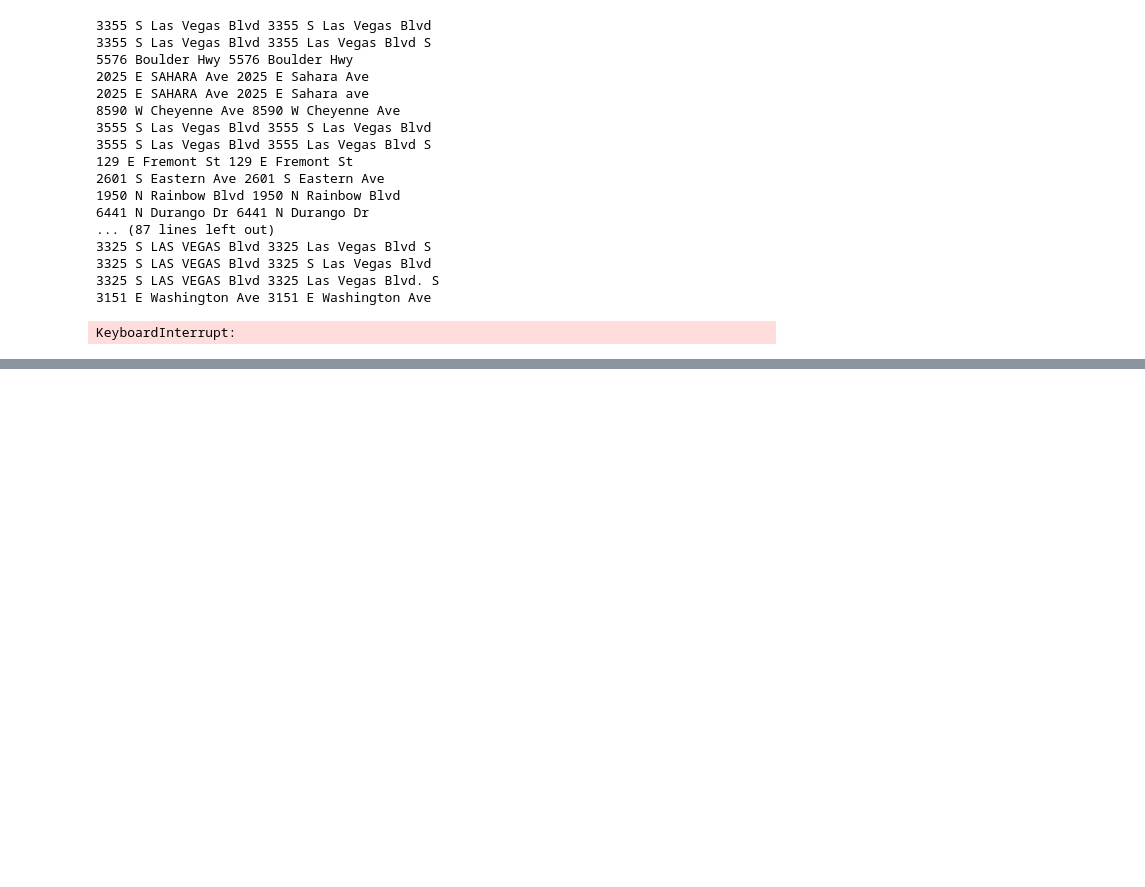
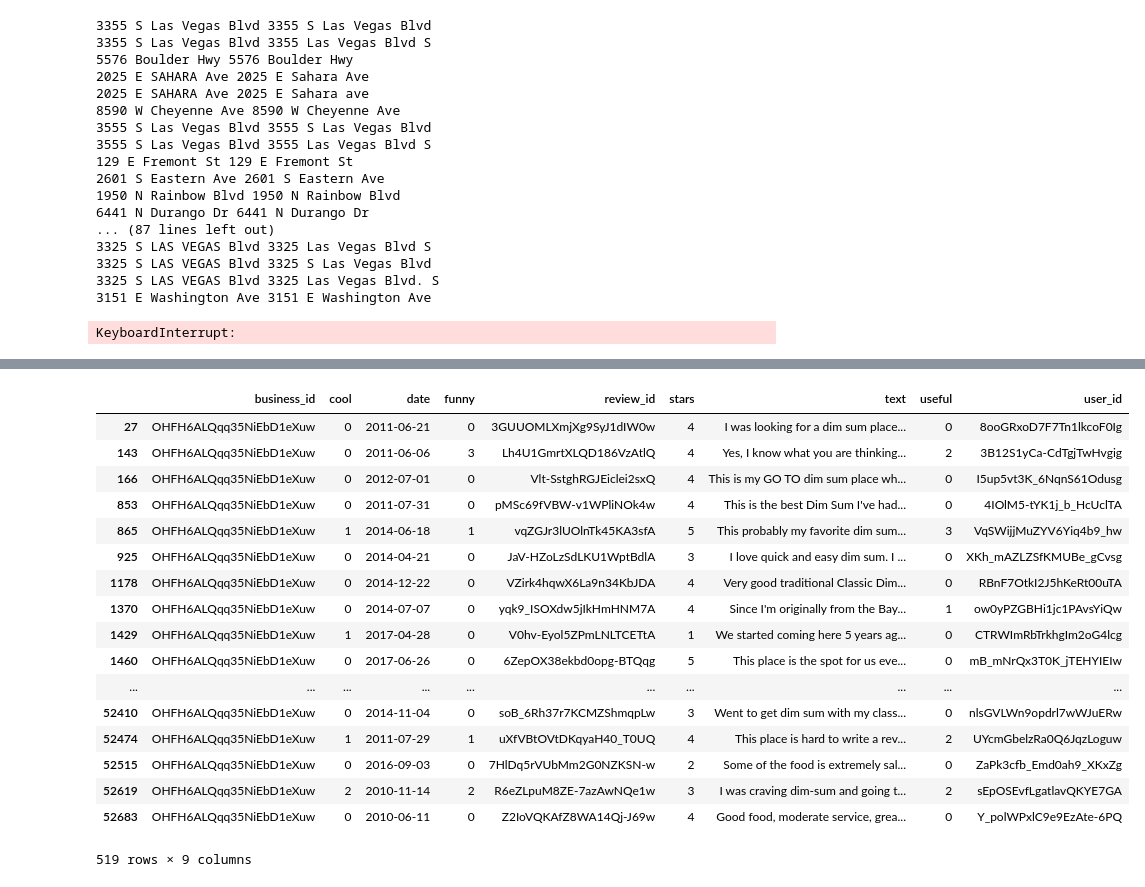
Before and after one commit to shreyasckdn/salsa_sauce, a Jupyter notebook: EDA_shr.ipynb, the cells around one changed output, grey strips where cells are left out. Cells and saved outputs as stored; diff of their text form; code cells hidden in the pictures; blank space fills up the shorter version.

```diff
--- a/EDA_shr.ipynb
+++ b/EDA_shr.ipynb
@@ -314,0 +372,21 @@ KeyboardInterrupt:
+# %%
+review_data[review_data['business_id']=='OHFH6ALQqq35NiEbD1eXuw']
+# %% [output]
+|  | business_id | cool | date | funny | review_id | stars | text | useful | user_id |
+| 27 | OHFH6ALQqq35NiEbD1eXuw | 0 | 2011-06-21 | 0 | 3GUUOMLXmjXg9SyJ1dIW0w | 4 | I was looking for a dim sum place... | 0 | 8ooGRxoD7F7Tn1lkcoF0Ig |
+| 143 | OHFH6ALQqq35NiEbD1eXuw | 0 | 2011-06-06 | 3 | Lh4U1GmrtXLQD186VzAtlQ | 4 | Yes, I know what you are thinking... | 2 | 3B12S1yCa-CdTgjTwHvgig |
+| 166 | OHFH6ALQqq35NiEbD1eXuw | 0 | 2012-07-01 | 0 | Vlt-SstghRGJEiclei2sxQ | 4 | This is my GO TO dim sum place wh... | 0 | I5up5vt3K_6NqnS61Odusg |
+| 853 | OHFH6ALQqq35NiEbD1eXuw | 0 | 2011-07-31 | 0 | pMSc69fVBW-v1WPliNOk4w | 4 | This is the best Dim Sum I've had... | 0 | 4IOlM5-tYK1j_b_HcUclTA |
+| 865 | OHFH6ALQqq35NiEbD1eXuw | 1 | 2014-06-18 | 1 | vqZGJr3lUOlnTk45KA3sfA | 5 | This probably my favorite dim sum... | 3 | VqSWijjMuZYV6Yiq4b9_hw |
+| 925 | OHFH6ALQqq35NiEbD1eXuw | 0 | 2014-04-21 | 0 | JaV-HZoLzSdLKU1WptBdlA | 3 | I love quick and easy dim sum. I ... | 0 | XKh_mAZLZSfKMUBe_gCvsg |
+| 1178 | OHFH6ALQqq35NiEbD1eXuw | 0 | 2014-12-22 | 0 | VZirk4hqwX6La9n34KbJDA | 4 | Very good traditional Classic Dim... | 0 | RBnF7OtkI2J5hKeRt00uTA |
+| 1370 | OHFH6ALQqq35NiEbD1eXuw | 0 | 2014-07-07 | 0 | yqk9_ISOXdw5jIkHmHNM7A | 4 | Since I'm originally from the Bay... | 1 | ow0yPZGBHi1jc1PAvsYiQw |
+| 1429 | OHFH6ALQqq35NiEbD1eXuw | 1 | 2017-04-28 | 0 | V0hv-Eyol5ZPmLNLTCETtA | 1 | We started coming here 5 years ag... | 0 | CTRWImRbTrkhgIm2oG4lcg |
+| 1460 | OHFH6ALQqq35NiEbD1eXuw | 0 | 2017-06-26 | 0 | 6ZepOX38ekbd0opg-BTQqg | 5 | This place is the spot for us eve... | 0 | mB_mNrQx3T0K_jTEHYIEIw |
+| ... | ... | ... | ... | ... | ... | ... | ... | ... | ... |
+| 52410 | OHFH6ALQqq35NiEbD1eXuw | 0 | 2014-11-04 | 0 | soB_6Rh37r7KCMZShmqpLw | 3 | Went to get dim sum with my class... | 0 | nlsGVLWn9opdrl7wWJuERw |
+| 52474 | OHFH6ALQqq35NiEbD1eXuw | 1 | 2011-07-29 | 1 | uXfVBtOVtDKqyaH40_T0UQ | 4 | This place is hard to write a rev... | 2 | UYcmGbelzRa0Q6JqzLoguw |
+| 52515 | OHFH6ALQqq35NiEbD1eXuw | 0 | 2016-09-03 | 0 | 7HlDq5rVUbMm2G0NZKSN-w | 2 | Some of the food is extremely sal... | 0 | ZaPk3cfb_Emd0ah9_XKxZg |
+| 52619 | OHFH6ALQqq35NiEbD1eXuw | 2 | 2010-11-14 | 2 | R6eZLpuM8ZE-7azAwNQe1w | 3 | I was craving dim-sum and going t... | 2 | sEpOSEvfLgatlavQKYE7GA |
+| 52683 | OHFH6ALQqq35NiEbD1eXuw | 0 | 2010-06-11 | 0 | Z2IoVQKAfZ8WA14Qj-J69w | 4 | Good food, moderate service, grea... | 0 | Y_polWPxlC9e9EzAte-6PQ |
+519 rows × 9 columns
```
Also changed, not shown: parts of 34 cells of this notebook, 1 other file.
